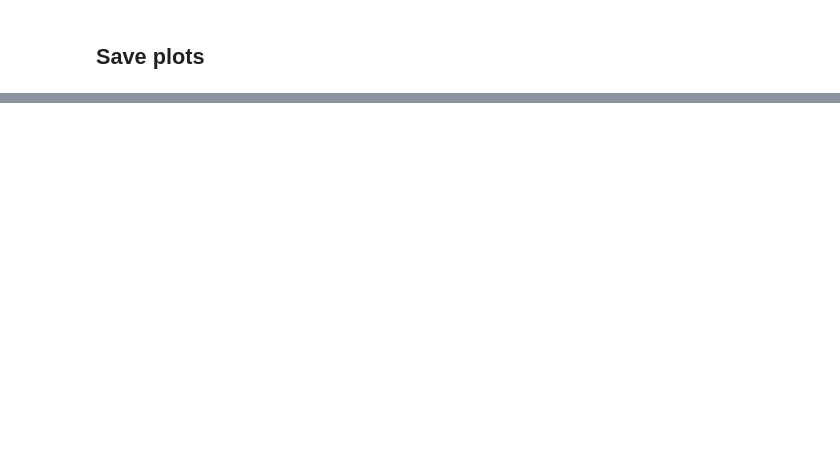
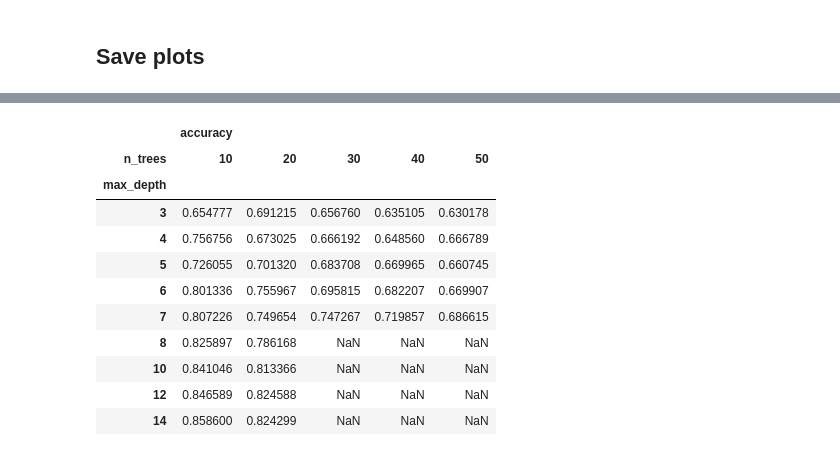
Before and after one commit to jmacuga/uma-random-forest, a Jupyter notebook: src/plot_results.ipynb, the cells around one changed output, grey strips where cells are left out. Cells and saved outputs as stored; diff of their text form; code cells hidden in the pictures; blank space fills up the shorter version.

```diff
--- a/src/plot_results.ipynb
+++ b/src/plot_results.ipynb
@@ -38,0 +39,17 @@ for score, label in zip(scores, labels):
+# %%
+small_forest[["max_depth", "n_trees", "accuracy"]].sort_values("max_depth")
+
+small_forest.pivot_table(index='max_depth', columns='n_trees', values=['accuracy'])
+# %% [output]
+|  | accuracy |  |  |  |  |
+| n_trees | 10 | 20 | 30 | 40 | 50 |
+| max_depth |  |  |  |  |  |
+| 3 | 0.654777 | 0.691215 | 0.656760 | 0.635105 | 0.630178 |
+| 4 | 0.756756 | 0.673025 | 0.666192 | 0.648560 | 0.666789 |
+| 5 | 0.726055 | 0.701320 | 0.683708 | 0.669965 | 0.660745 |
+| 6 | 0.801336 | 0.755967 | 0.695815 | 0.682207 | 0.669907 |
+| 7 | 0.807226 | 0.749654 | 0.747267 | 0.719857 | 0.686615 |
+| 8 | 0.825897 | 0.786168 | NaN | NaN | NaN |
+| 10 | 0.841046 | 0.813366 | NaN | NaN | NaN |
+| 12 | 0.846589 | 0.824588 | NaN | NaN | NaN |
+| 14 | 0.858600 | 0.824299 | NaN | NaN | NaN |
```
Also changed, not shown: parts of 2 cells of this notebook, 6 other files.
